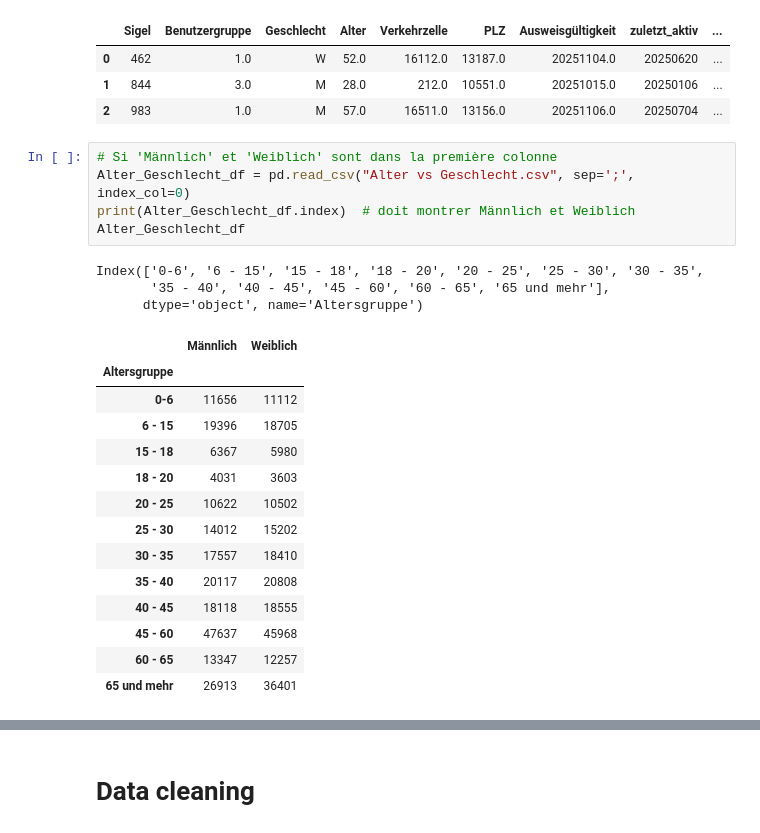
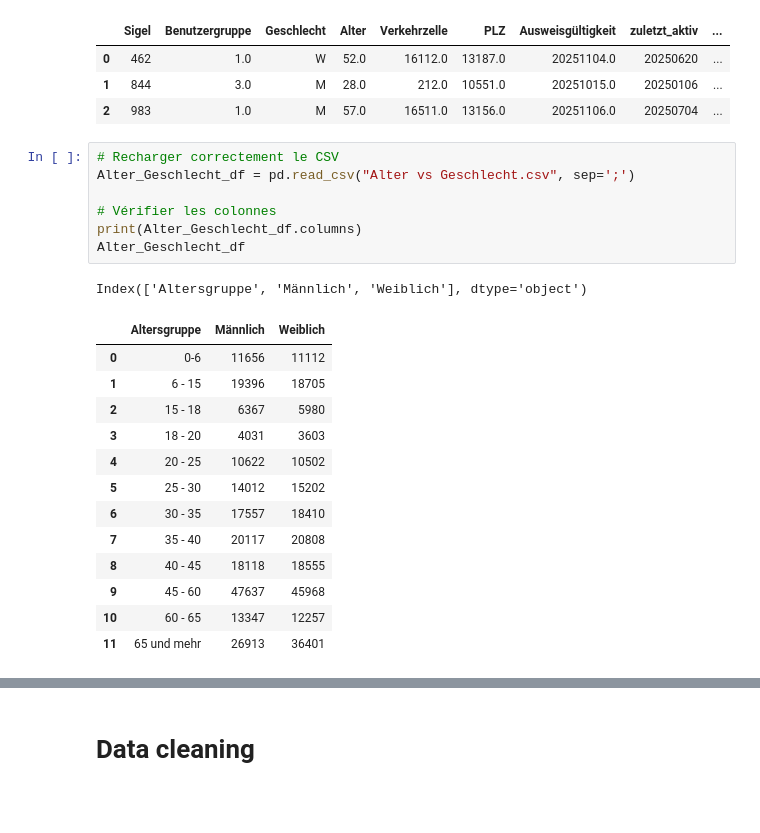
Before and after one commit to BeatriceM476/Final-project, a Jupyter notebook: LesAkt_240717_250717.ipynb, the cells around one changed output, grey strips where cells are left out. Saved outputs shown, nothing was run; the diff lists cells and outputs as text; blank space fills up the shorter version.

```diff
--- a/LesAkt_240717_250717.ipynb
+++ b/LesAkt_240717_250717.ipynb
@@ -39,25 +39,24 @@ LesAkt_df.head(3)
 | 1 | 844 | 3.0 | M | 28.0 | 212.0 | 10551.0 | 20251015.0 | 20250106 | ... |
 | 2 | 983 | 1.0 | M | 57.0 | 16511.0 | 13156.0 | 20251106.0 | 20250704 | ... |
 # %%
-# Si 'Männlich' et 'Weiblich' sont dans la première colonne
-Alter_Geschlecht_df = pd.read_csv("Alter vs Geschlecht.csv", sep=';', index_col=0)
-print(Alter_Geschlecht_df.index)  # doit montrer Männlich et Weiblich
+# Recharger correctement le CSV
+Alter_Geschlecht_df = pd.read_csv("Alter vs Geschlecht.csv", sep=';')
+
+# Vérifier les colonnes
+print(Alter_Geschlecht_df.columns)
 Alter_Geschlecht_df
 # %% [output]
-Index(['0-6', '6 - 15', '15 - 18', '18 - 20', '20 - 25', '25 - 30', '30 - 35',
-       '35 - 40', '40 - 45', '45 - 60', '60 - 65', '65 und mehr'],
-      dtype='object', name='Altersgruppe')
+Index(['Altersgruppe', 'Männlich', 'Weiblich'], dtype='object')
-|  | Männlich | Weiblich |
-| Altersgruppe |  |  |
-| 0-6 | 11656 | 11112 |
-| 6 - 15 | 19396 | 18705 |
-| 15 - 18 | 6367 | 5980 |
-| 18 - 20 | 4031 | 3603 |
-| 20 - 25 | 10622 | 10502 |
-| 25 - 30 | 14012 | 15202 |
-| 30 - 35 | 17557 | 18410 |
-| 35 - 40 | 20117 | 20808 |
-| 40 - 45 | 18118 | 18555 |
-| 45 - 60 | 47637 | 45968 |
-| 60 - 65 | 13347 | 12257 |
-| 65 und mehr | 26913 | 36401 |
+|  | Altersgruppe | Männlich | Weiblich |
+| 0 | 0-6 | 11656 | 11112 |
+| 1 | 6 - 15 | 19396 | 18705 |
+| 2 | 15 - 18 | 6367 | 5980 |
+| 3 | 18 - 20 | 4031 | 3603 |
+| 4 | 20 - 25 | 10622 | 10502 |
+| 5 | 25 - 30 | 14012 | 15202 |
+| 6 | 30 - 35 | 17557 | 18410 |
+| 7 | 35 - 40 | 20117 | 20808 |
+| 8 | 40 - 45 | 18118 | 18555 |
+| 9 | 45 - 60 | 47637 | 45968 |
+| 10 | 60 - 65 | 13347 | 12257 |
+| 11 | 65 und mehr | 26913 | 36401 |
```
Also changed, not shown: parts of 7 cells of this notebook, 3 other files.
